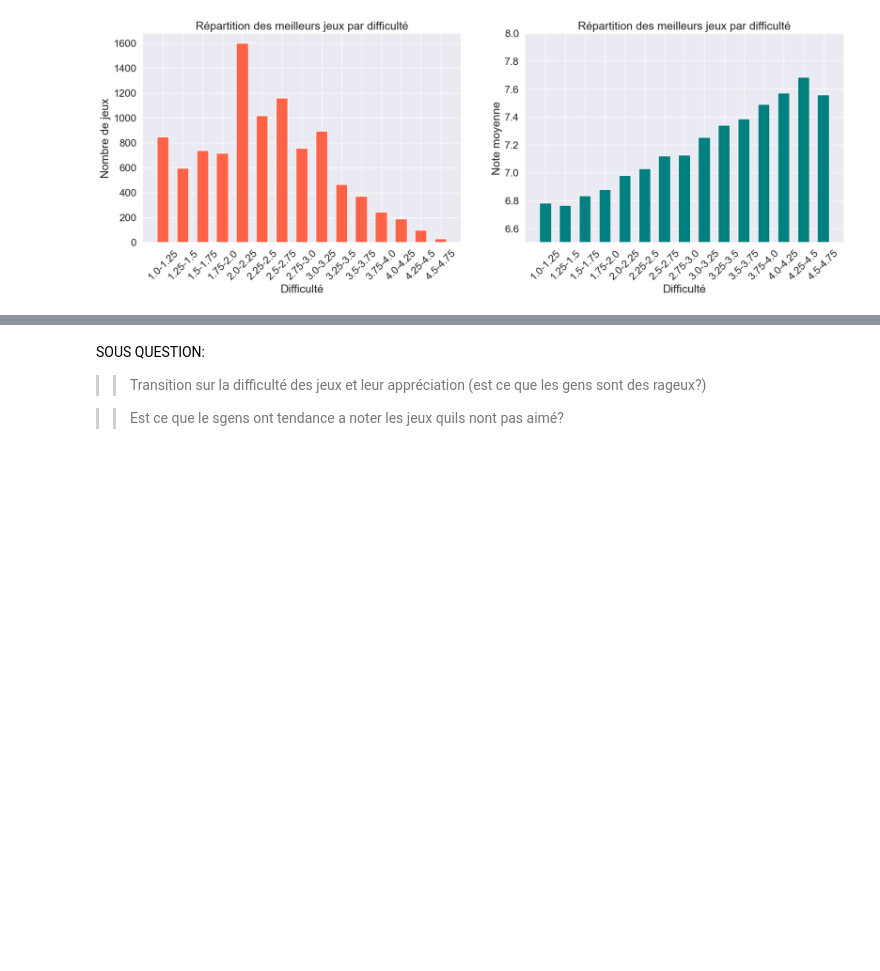
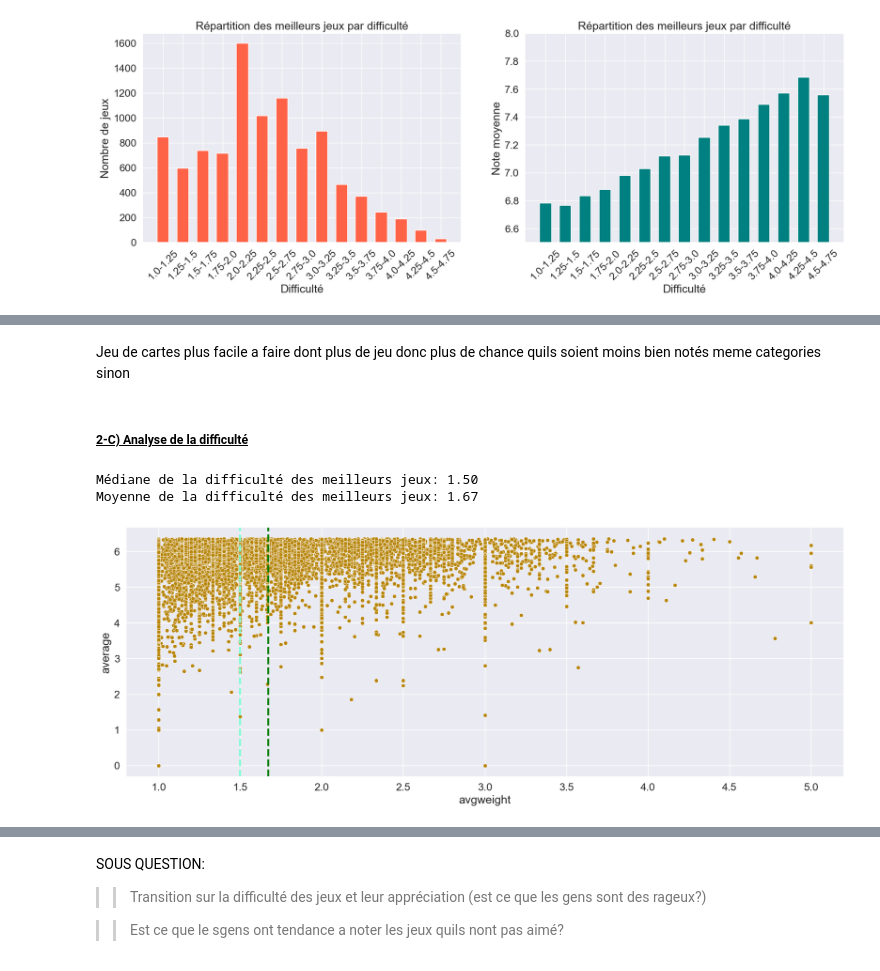
Before and after one commit to LOISGALLAUD/issd, a Jupyter notebook: PROJET/LGALLAUD.ipynb, the cells around one changed output, grey strips where cells are left out. Cells and saved outputs as stored; diff of their text form; code cells hidden in the pictures; blank space fills up the shorter version.

```diff
--- a/PROJET/LGALLAUD.ipynb
+++ b/PROJET/LGALLAUD.ipynb
@@ -552,3 +564,8 @@ Commençons tout d'abord par créer une nouvelle dataframe contenant les jeux de
 # %%
 bad_games = df[df['average'] <= median]
 bad_years = pd.DataFrame(bad_games['yearpublished'])
+bad_mech_cat_games = pd.DataFrame({'name': bad_games['name'],
+                               'boardgamemechanic': bad_games['boardgamemechanic'],
+                               'boardgamecategory': bad_games['boardgamecategory'],
+                               'average': bad_games['average'],})
+bad_difficulty = bad_games[bad_games['avgweight'] > 0]
@@ -554,0 +662,23 @@ bad_years = pd.DataFrame(bad_games['yearpublished'])
+# %% [markdown]
+
+
+Jeu de cartes plus facile a faire dont plus de jeu donc plus de chance quils soient moins bien notés
+meme categories sinon
+# %% [markdown]
+##### <ins>**2-C)** Analyse de la **difficulté**</ins>
+# %%
+bad_mean_difficulty = bad_difficulty['avgweight'].mean()
+bad_median_difficulty = bad_difficulty['avgweight'].median()
+
+print(f"Médiane de la difficulté des meilleurs jeux: {bad_median_difficulty:.2f}")
+print(f"Moyenne de la difficulté des meilleurs jeux: {bad_mean_difficulty:.2f}")
+
+plt.figure(figsize=(20,7))
+sns.scatterplot(data=bad_difficulty, x='avgweight', y='average', color="darkgoldenrod")
+plt.axvline(bad_mean_difficulty, color='green', linestyle='dashed', linewidth=3)
+plt.axvline(bad_median_difficulty, color='aquamarine', linestyle='dashed', linewidth=3)
+plt.show()
+# %% [output]
+Médiane de la difficulté des meilleurs jeux: 1.50
+Moyenne de la difficulté des meilleurs jeux: 1.67
+[figure, added]
```
Also changed, not shown: parts of 28 cells of this notebook, 2 other files.
